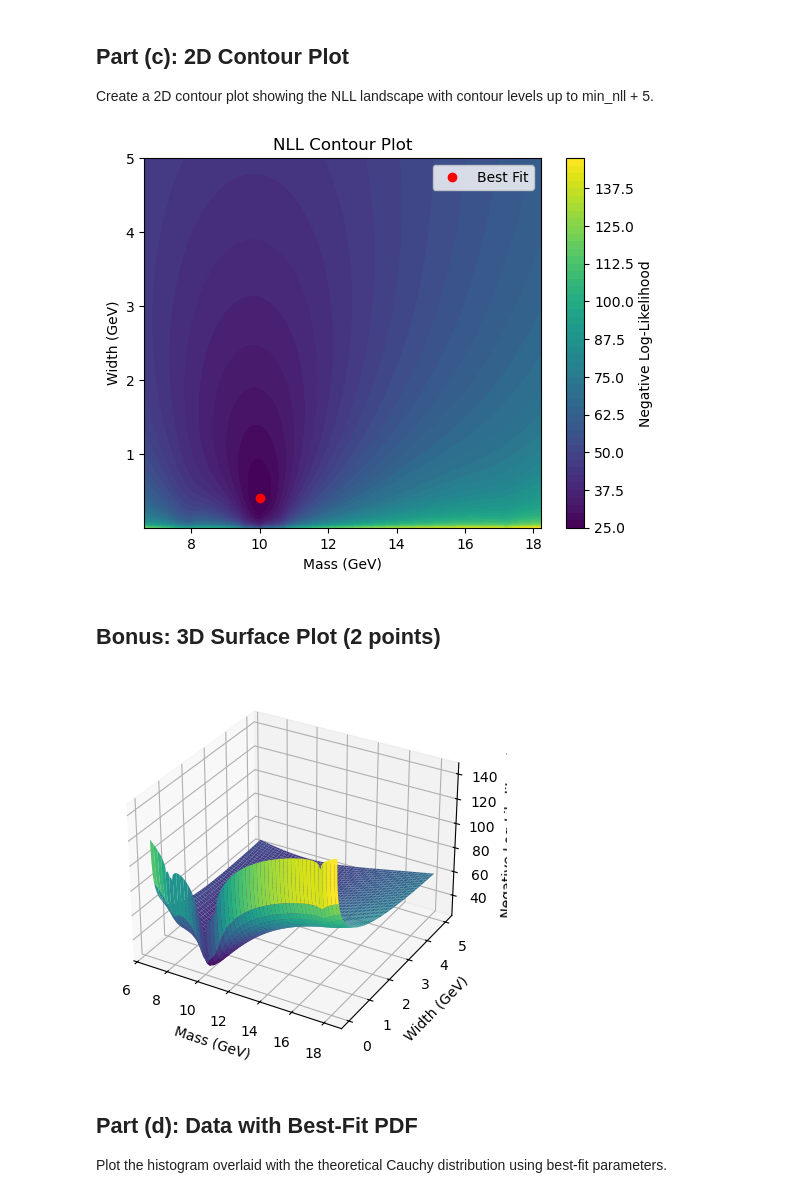
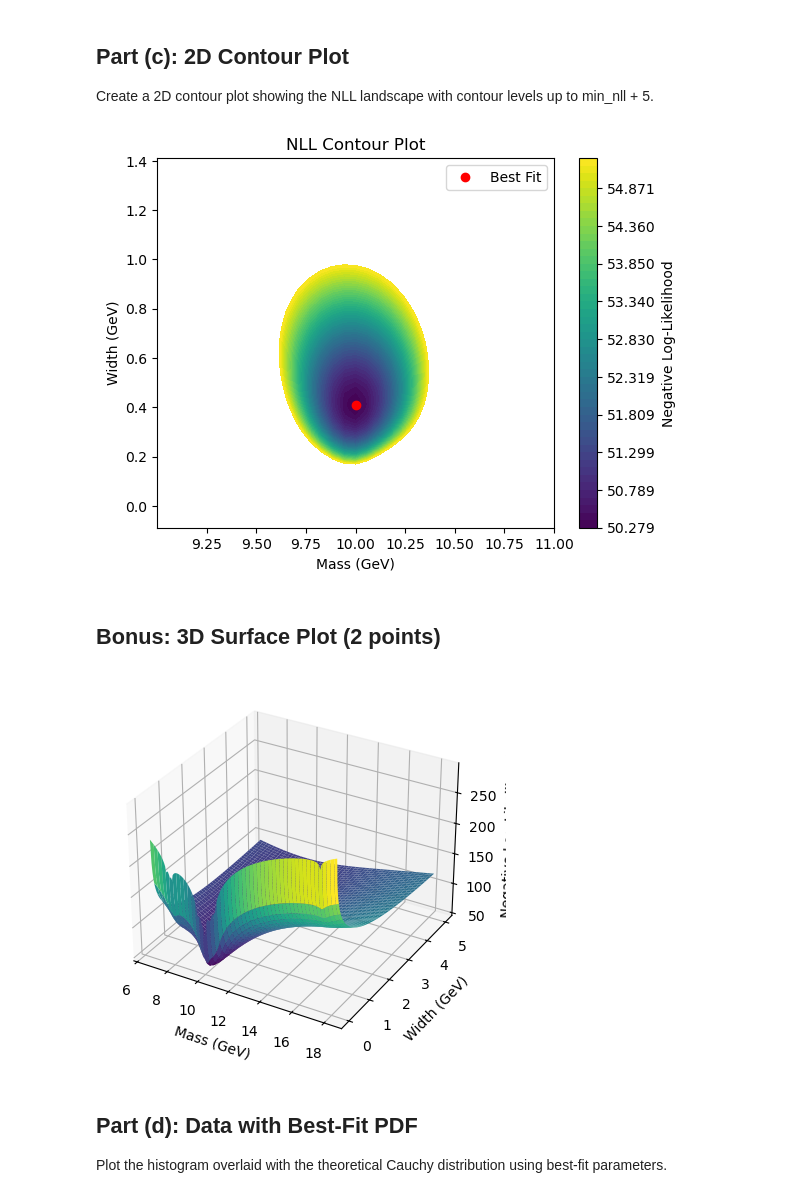
Before and after one commit to NirmalKumarMari/PHYS-434, a Jupyter notebook: lab_4_template.ipynb, the cells around one changed output. Drawn from its saved outputs; the diff is of its cells as text; code cells hidden in the pictures.

```diff
--- a/lab_4_template.ipynb
+++ b/lab_4_template.ipynb
@@ -90,7 +90,7 @@ Construct an unbinned negative log-likelihood function that returns -2*log(L) fo
 def negative_log_likelihood(params, data):
     x0, gamma = params
     log_likelihoods = cauchy.logpdf(data, loc=x0, scale=gamma)
-    return -np.sum(log_likelihoods)
+    return -2*np.sum(log_likelihoods)
 # %% [markdown]
 ## Part (b): Parameter Space Scanning
 
@@ -123,17 +123,23 @@ Best-fit mass: 10.001319333115578, Best-fit width: 0.4112060301507538
 Create a 2D contour plot showing the NLL landscape with contour levels up to min_nll + 5.
 # %%
 # Create 2D contour plot of NLL
-plt.contourf(mass_grid, width_grid, nll_values, levels=50, cmap='viridis')
+min_nll = np.min(nll_values)
+levels = np.linspace(min_nll, min_nll + 5, 50)
+plt.contourf(mass_grid, width_grid, nll_values, levels=levels, cmap='viridis')
 plt.colorbar(label='Negative Log-Likelihood')
 plt.xlabel('Mass (GeV)')
 plt.ylabel('Width (GeV)')
 plt.title('NLL Contour Plot')
 # Mark the minimum point
 plt.plot(best_mass, best_width, 'ro', label='Best Fit')
 plt.legend()
+# Zoom around the best-fit region
+plt.xlim(best_mass - 1.0, best_mass + 1.0)
+plt.ylim(best_width - 0.5, best_width + 1)
+
 plt.show()
 # %% [output]
-[figure, old version]
+[figure, new version]
 # %% [markdown]
 ## Bonus: 3D Surface Plot (2 points)
 # %%
@@ -147,7 +153,7 @@ ax.set_ylabel('Width (GeV)')
 ax.set_zlabel('Negative Log-Likelihood')
 plt.show()
 # %% [output]
-[figure, old version]
+[figure, new version]
 # %% [markdown]
 ## Part (d): Data with Best-Fit PDF
 
```
Also changed, not shown: parts of 7 cells of this notebook.
